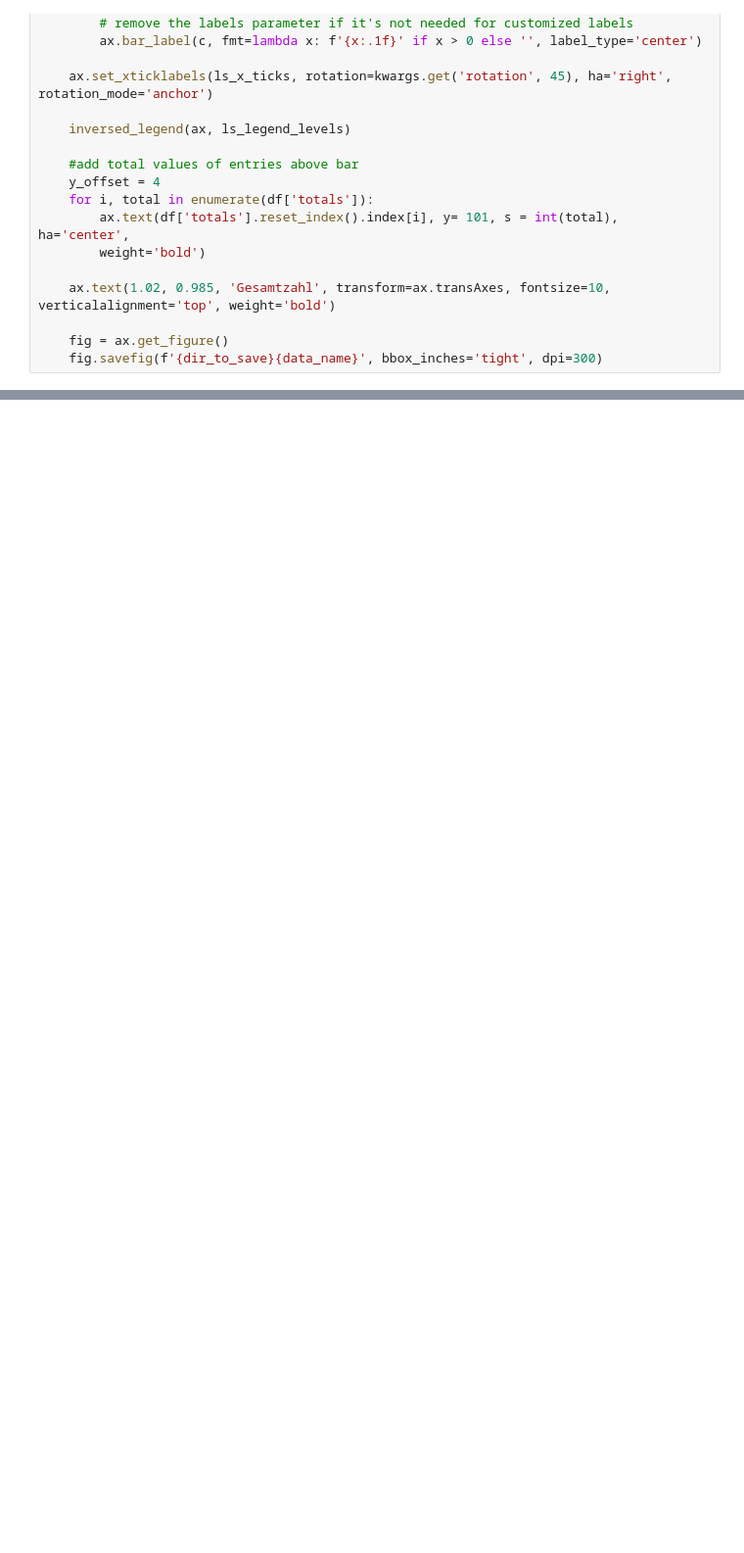
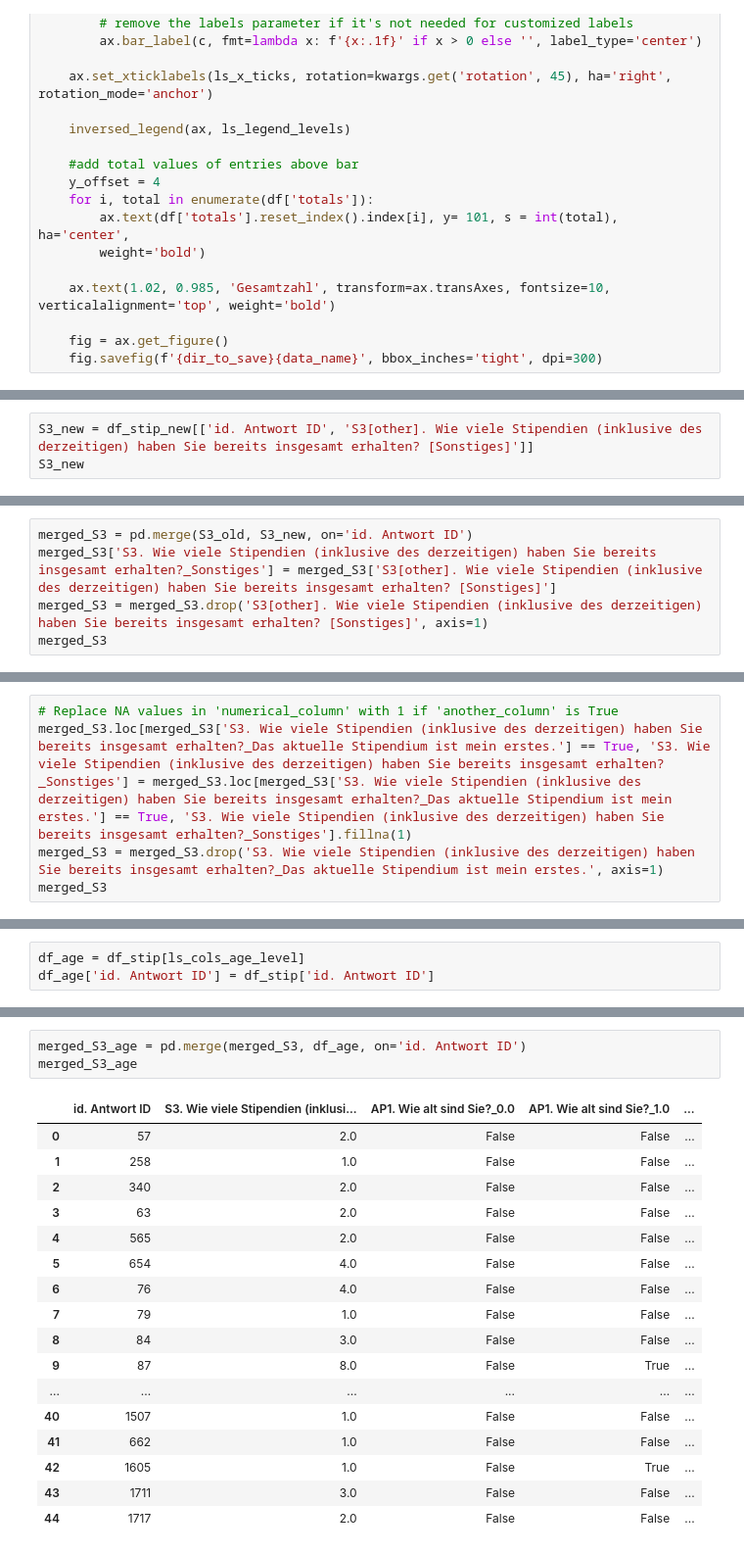
Before and after one commit to michaelgerloff/Survey_working_conditions_art_history, a Jupyter notebook: notebooks/07_Data_Visualization_Stipend.ipynb, the cells around one changed output, grey strips where cells are left out. Shown: that part at 98% size. Drawn from its saved outputs; the diff is of its cells as text; blank space fills up the shorter version.

```diff
--- a/notebooks/07_Data_Visualization_Stipend.ipynb
+++ b/notebooks/07_Data_Visualization_Stipend.ipynb
@@ -459,0 +434,3 @@ stacked_bar_graph(df_experience,
+# %%
+S3_new = df_stip_new[['id. Antwort ID', 'S3[other]. Wie viele Stipendien (inklusive des derzeitigen) haben Sie bereits insgesamt erhalten? [Sonstiges]']]
+S3_new
@@ -459,0 +455,5 @@ stacked_bar_graph(df_experience,
+# %%
+merged_S3 = pd.merge(S3_old, S3_new, on='id. Antwort ID')
+merged_S3['S3. Wie viele Stipendien (inklusive des derzeitigen) haben Sie bereits insgesamt erhalten?_Sonstiges'] = merged_S3['S3[other]. Wie viele Stipendien (inklusive des derzeitigen) haben Sie bereits insgesamt erhalten? [Sonstiges]']
+merged_S3 = merged_S3.drop('S3[other]. Wie viele Stipendien (inklusive des derzeitigen) haben Sie bereits insgesamt erhalten? [Sonstiges]', axis=1)
+merged_S3
@@ -459,0 +478,5 @@ stacked_bar_graph(df_experience,
+# %%
+# Replace NA values in 'numerical_column' with 1 if 'another_column' is True
+merged_S3.loc[merged_S3['S3. Wie viele Stipendien (inklusive des derzeitigen) haben Sie bereits insgesamt erhalten?_Das aktuelle Stipendium ist mein erstes.'] == True, 'S3. Wie viele Stipendien (inklusive des derzeitigen) haben Sie bereits insgesamt erhalten?_Sonstiges'] = merged_S3.loc[merged_S3['S3. Wie viele Stipendien (inklusive des derzeitigen) haben Sie bereits insgesamt erhalten?_Das aktuelle Stipendium ist mein erstes.'] == True, 'S3. Wie viele Stipendien (inklusive des derzeitigen) haben Sie bereits insgesamt erhalten?_Sonstiges'].fillna(1)
+merged_S3 = merged_S3.drop('S3. Wie viele Stipendien (inklusive des derzeitigen) haben Sie bereits insgesamt erhalten?_Das aktuelle Stipendium ist mein erstes.', axis=1)
+merged_S3
@@ -459,0 +501,3 @@ stacked_bar_graph(df_experience,
+# %%
+df_age = df_stip[ls_cols_age_level]
+df_age['id. Antwort ID'] = df_stip['id. Antwort ID']
@@ -459,0 +510,21 @@ stacked_bar_graph(df_experience,
+# %%
+merged_S3_age = pd.merge(merged_S3, df_age, on='id. Antwort ID')
+merged_S3_age
+# %% [output]
+|  | id. Antwort ID | S3. Wie viele Stipendien (inklusi... | AP1. Wie alt sind Sie?_0.0 | AP1. Wie alt sind Sie?_1.0 | ... |
+| 0 | 57 | 2.0 | False | False | ... |
+| 1 | 258 | 1.0 | False | False | ... |
+| 2 | 340 | 2.0 | False | False | ... |
+| 3 | 63 | 2.0 | False | False | ... |
+| 4 | 565 | 2.0 | False | False | ... |
+| 5 | 654 | 4.0 | False | False | ... |
+| 6 | 76 | 4.0 | False | False | ... |
+| 7 | 79 | 1.0 | False | False | ... |
+| 8 | 84 | 3.0 | False | False | ... |
+| 9 | 87 | 8.0 | False | True | ... |
+| ... | ... | ... | ... | ... | ... |
+| 40 | 1507 | 1.0 | False | False | ... |
+| 41 | 662 | 1.0 | False | False | ... |
+| 42 | 1605 | 1.0 | False | True | ... |
+| 43 | 1711 | 3.0 | False | False | ... |
+| 44 | 1717 | 2.0 | False | False | ... |
```
Also changed, not shown: parts of 62 cells of this notebook, 3 other files.
